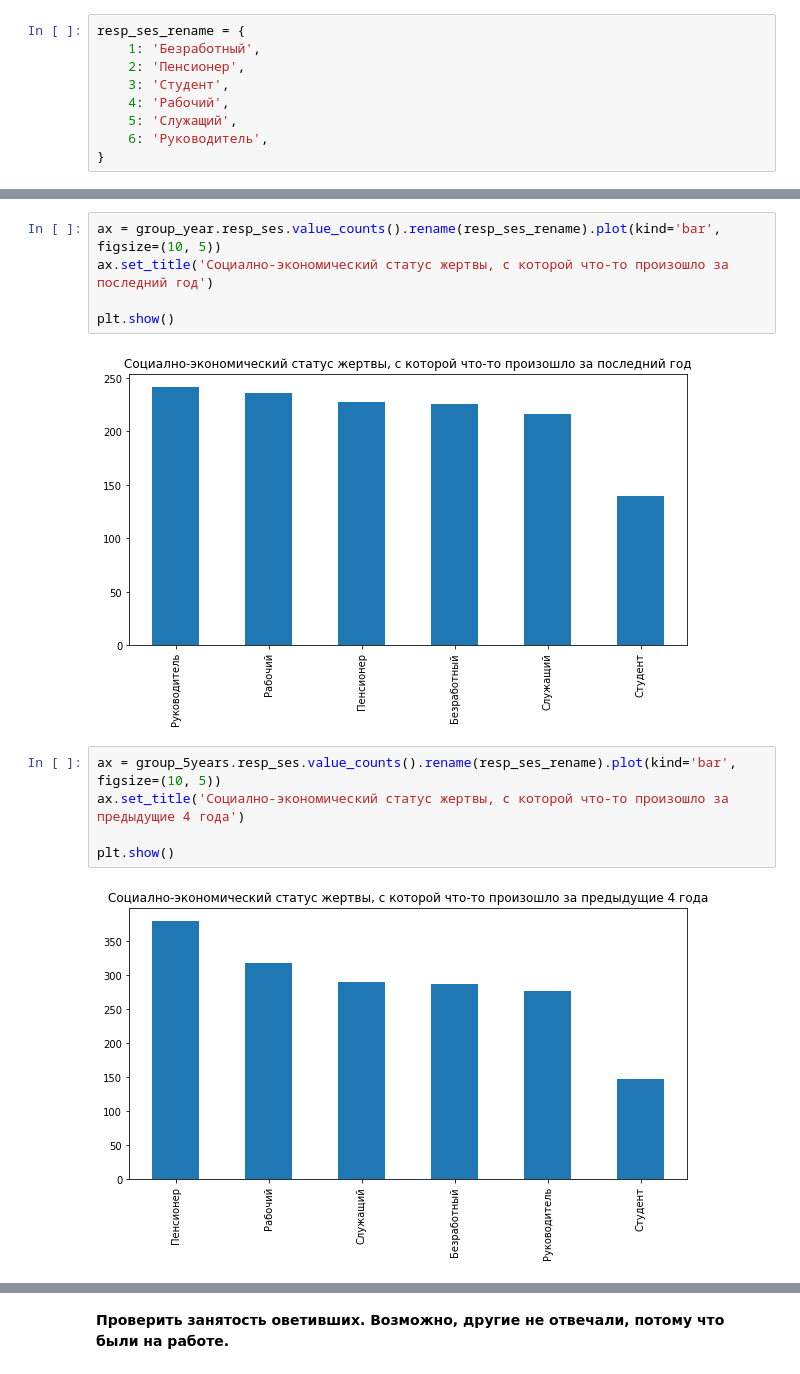
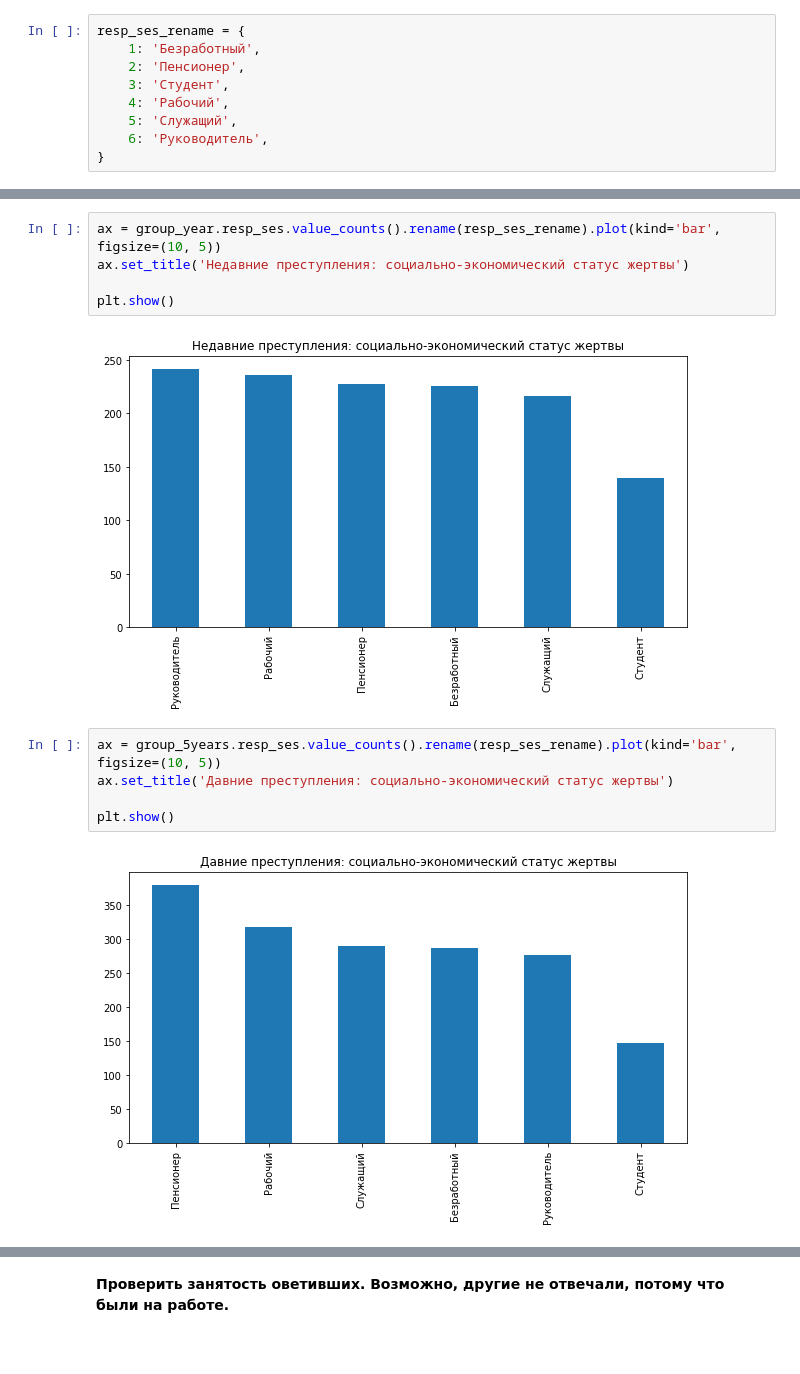
Before and after one commit to IavorskaiaMariia/pzad_2019, a Jupyter notebook: russian_crime/eda.ipynb, the cells around one changed output, grey strips where cells are left out. Drawn from its saved outputs; the diff is of its cells as text.

```diff
--- a/russian_crime/eda.ipynb
+++ b/russian_crime/eda.ipynb
@@ -409,14 +416,14 @@ plt.show()
 # %%
 ax = group_year.resp_ses.value_counts().rename(resp_ses_rename).plot(kind='bar', figsize=(10, 5))
-ax.set_title('Социално-экономический статус жертвы, с которой что-то произошло за последний год')
+ax.set_title('Недавние преступления: социально-экономический статус жертвы')
 
 plt.show()
 # %% [output]
-[figure, old version]
+[figure, new version]
 # %%
 ax = group_5years.resp_ses.value_counts().rename(resp_ses_rename).plot(kind='bar', figsize=(10, 5))
-ax.set_title('Социално-экономический статус жертвы, с которой что-то произошло за предыдущие 4 года')
+ax.set_title('Давние преступления: социально-экономический статус жертвы')
 
 plt.show()
 # %% [output]
-[figure, old version]
+[figure, new version]
```
Also changed, not shown: parts of 23 cells of this notebook.
